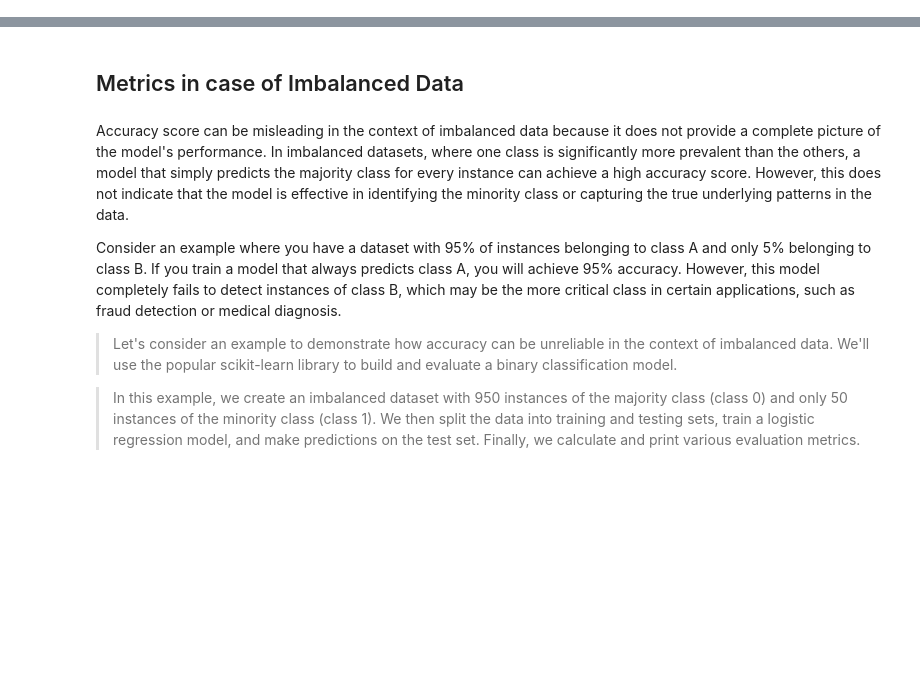
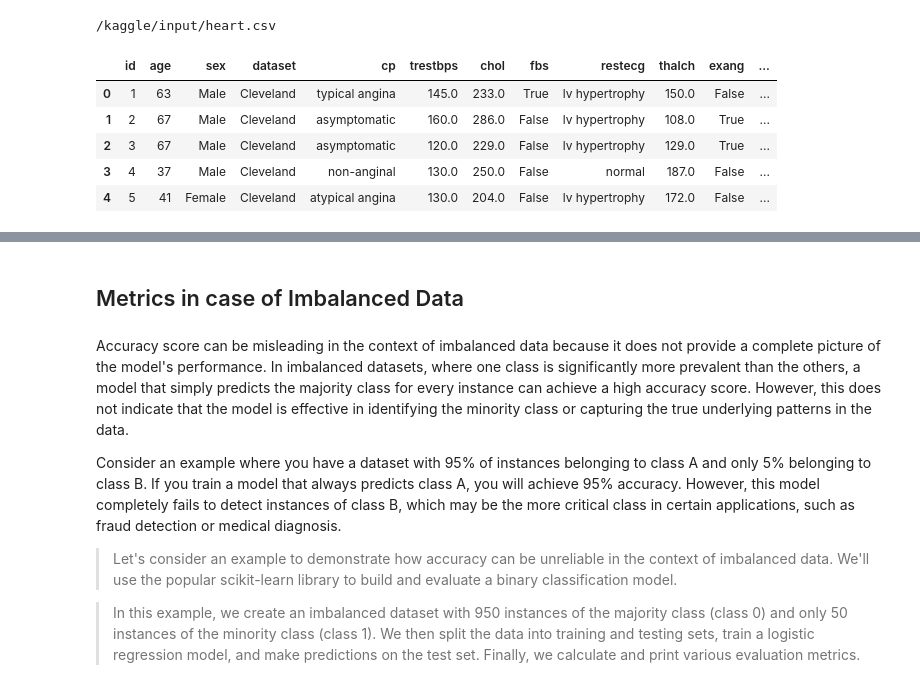
Before and after one commit to mmilannaik/bostonhousepricing, a Jupyter notebook: W28S5_Metrics_case_of_Imbalanced_Data.ipynb, the cells around one changed output, grey strips where cells are left out. Drawn from its saved outputs; the diff is of its cells as text; code cells hidden in the pictures; blank space fills up the shorter version.

```diff
--- a/W28S5_Metrics_case_of_Imbalanced_Data.ipynb
+++ b/W28S5_Metrics_case_of_Imbalanced_Data.ipynb
@@ -2,0 +83,29 @@
+# %%
+# This Python 3 environment comes with many helpful analytics libraries installed
+# It is defined by the kaggle/python Docker image: https://github.com/kaggle/docker-python
+# For example, here's several helpful packages to load
+
+import numpy as np # linear algebra
+import pandas as pd # data processing, CSV file I/O (e.g. pd.read_csv)
+
+# Input data files are available in the read-only "../input/" directory
+# For example, running this (by clicking run or pressing Shift+Enter) will list all files under the input directory
+
+import os
+for dirname, _, filenames in os.walk('/kaggle/input'):
+    for filename in filenames:
+        print(os.path.join(dirname, filename))
+
+# You can write up to 20GB to the current directory (/kaggle/working/) that gets preserved as output when you create a version using "Save & Run All"
+# You can also write temporary files to /kaggle/temp/, but they won't be saved outside of the current session
+# %% [output]
+/kaggle/input/heart.csv
+# %%
+df.head()
+# %% [output]
+|  | id | age | sex | dataset | cp | trestbps | chol | fbs | restecg | thalch | exang | ... |
+| 0 | 1 | 63 | Male | Cleveland | typical angina | 145.0 | 233.0 | True | lv hypertrophy | 150.0 | False | ... |
+| 1 | 2 | 67 | Male | Cleveland | asymptomatic | 160.0 | 286.0 | False | lv hypertrophy | 108.0 | True | ... |
+| 2 | 3 | 67 | Male | Cleveland | asymptomatic | 120.0 | 229.0 | False | lv hypertrophy | 129.0 | True | ... |
+| 3 | 4 | 37 | Male | Cleveland | non-anginal | 130.0 | 250.0 | False | normal | 187.0 | False | ... |
+| 4 | 5 | 41 | Female | Cleveland | atypical angina | 130.0 | 204.0 | False | lv hypertrophy | 172.0 | False | ... |
```
Also changed, not shown: parts of 13 cells of this notebook.
